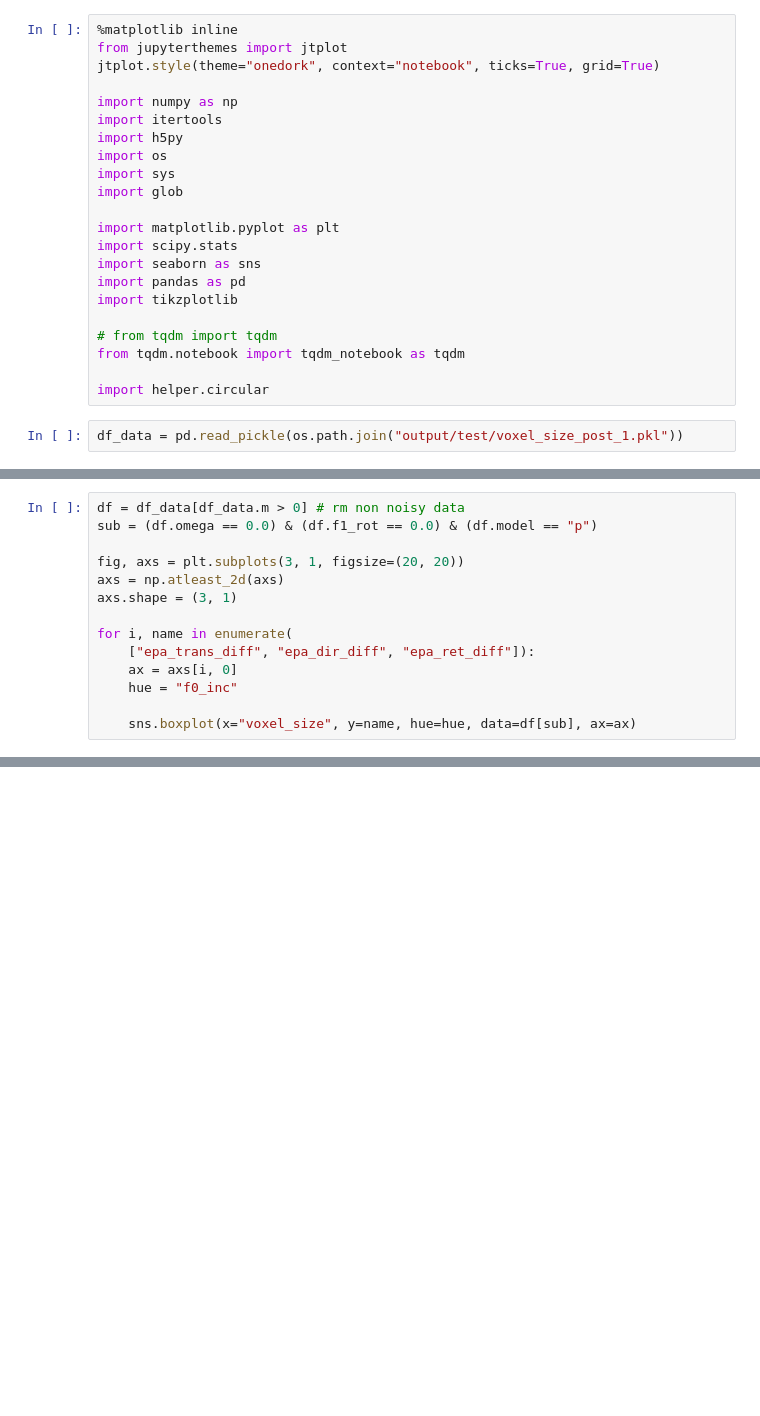
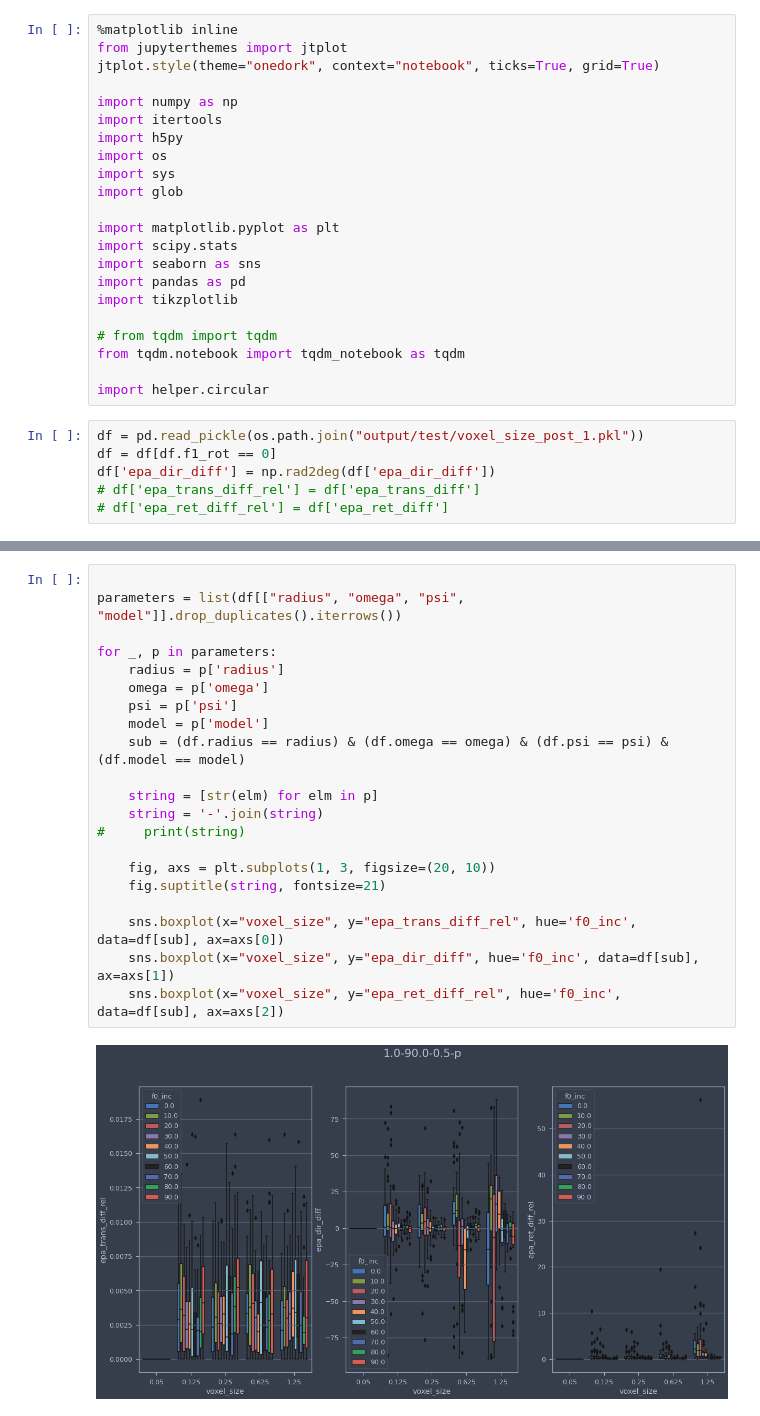
Before and after one commit to fmatuschke/thesis_main, a Jupyter notebook: 2_simulation/0_parameter/voxel_size.ipynb, the cells around one changed output, grey strips where cells are left out. Saved outputs shown, nothing was run; the diff lists cells and outputs as text; blank space fills up the shorter version.

Commit message:
RFC voxel size for juron

```diff
--- a/2_simulation/0_parameter/voxel_size.ipynb
+++ b/2_simulation/0_parameter/voxel_size.ipynb
@@ -21,4 +21,8 @@ from tqdm.notebook import tqdm_notebook as tqdm
 
 import helper.circular
 # %%
-df_data = pd.read_pickle(os.path.join("output/test/voxel_size_post_1.pkl"))
+df = pd.read_pickle(os.path.join("output/test/voxel_size_post_1.pkl"))
+df = df[df.f1_rot == 0]
+df['epa_dir_diff'] = np.rad2deg(df['epa_dir_diff'])
+# df['epa_trans_diff_rel'] = df['epa_trans_diff']
+# df['epa_ret_diff_rel'] = df['epa_ret_diff']
@@ -27,14 +28,0 @@ df_data
-# %%
-df = df_data[df_data.m > 0] # rm non noisy data
-sub = (df.omega == 0.0) & (df.f1_rot == 0.0) & (df.model == "p")
-
-fig, axs = plt.subplots(3, 1, figsize=(20, 20))
-axs = np.atleast_2d(axs)
-axs.shape = (3, 1)
-
-for i, name in enumerate(
-    ["epa_trans_diff", "epa_dir_diff", "epa_ret_diff"]):
-    ax = axs[i, 0]
-    hue = "f0_inc"
-
-    sns.boxplot(x="voxel_size", y=name, hue=hue, data=df[sub], ax=ax)
@@ -288,0 +29,23 @@ for model in df.model.unique():
+# %%
+
+parameters = list(df[["radius", "omega", "psi", "model"]].drop_duplicates().iterrows())
+
+for _, p in parameters:
+    radius = p['radius']
+    omega = p['omega']
+    psi = p['psi']
+    model = p['model']
+    sub = (df.radius == radius) & (df.omega == omega) & (df.psi == psi) & (df.model == model)
+
+    string = [str(elm) for elm in p]
+    string = '-'.join(string)
+#     print(string)
+
+    fig, axs = plt.subplots(1, 3, figsize=(20, 10))
+    fig.suptitle(string, fontsize=21)
+
+    sns.boxplot(x="voxel_size", y="epa_trans_diff_rel", hue='f0_inc', data=df[sub], ax=axs[0])
+    sns.boxplot(x="voxel_size", y="epa_dir_diff", hue='f0_inc', data=df[sub], ax=axs[1])
+    sns.boxplot(x="voxel_size", y="epa_ret_diff_rel", hue='f0_inc', data=df[sub], ax=axs[2])
+# %% [output]
+[figure, added]
```
Also changed, not shown: parts of 6 cells of this notebook, 3 other files.
